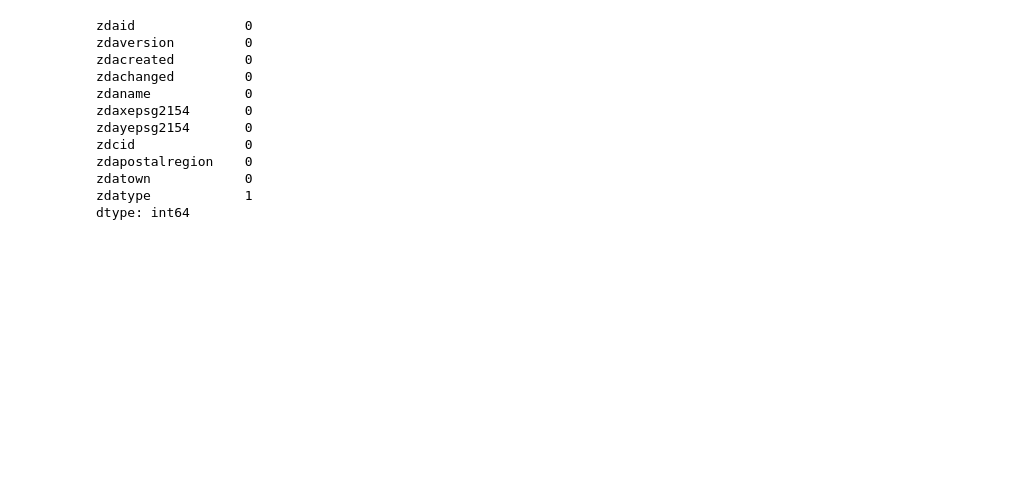
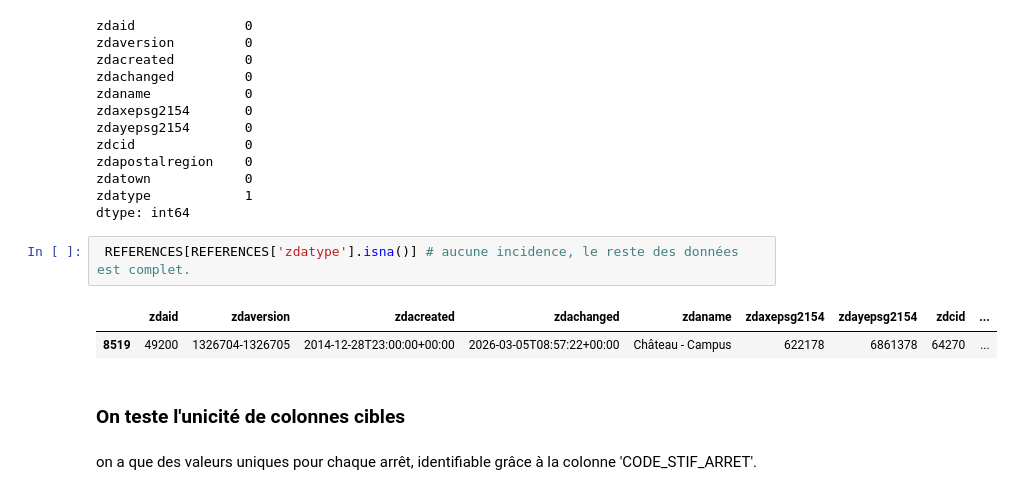
Before and after one commit to LANCAGH/IDFM, a Jupyter notebook: notebooks/exploration/exploration_bronze.ipynb, the cells around one changed output. Drawn from its saved outputs; the diff is of its cells as text; blank space fills up the shorter version.

```diff
--- a/notebooks/exploration/exploration_bronze.ipynb
+++ b/notebooks/exploration/exploration_bronze.ipynb
@@ -211,3 +213,12 @@ zdapostalregion    0
 zdatown            0
 zdatype            1
 dtype: int64
+# %%
+ REFERENCES[REFERENCES['zdatype'].isna()] # aucune incidence, le reste des données est complet.
+# %% [output]
+|  | zdaid | zdaversion | zdacreated | zdachanged | zdaname | zdaxepsg2154 | zdayepsg2154 | zdcid | ... |
+| 8519 | 49200 | 1326704-1326705 | 2014-12-28T23:00:00+00:00 | 2026-03-05T08:57:22+00:00 | Château - Campus | 622178 | 6861378 | 64270 | ... |
+# %% [markdown]
+### On teste l'unicité de colonnes cibles
+# %% [markdown]
+on a que des valeurs uniques pour chaque arrêt, identifiable grâce à la colonne 'CODE_STIF_ARRET'.
```
Also changed, not shown: parts of 38 cells of this notebook, 4 other files.
